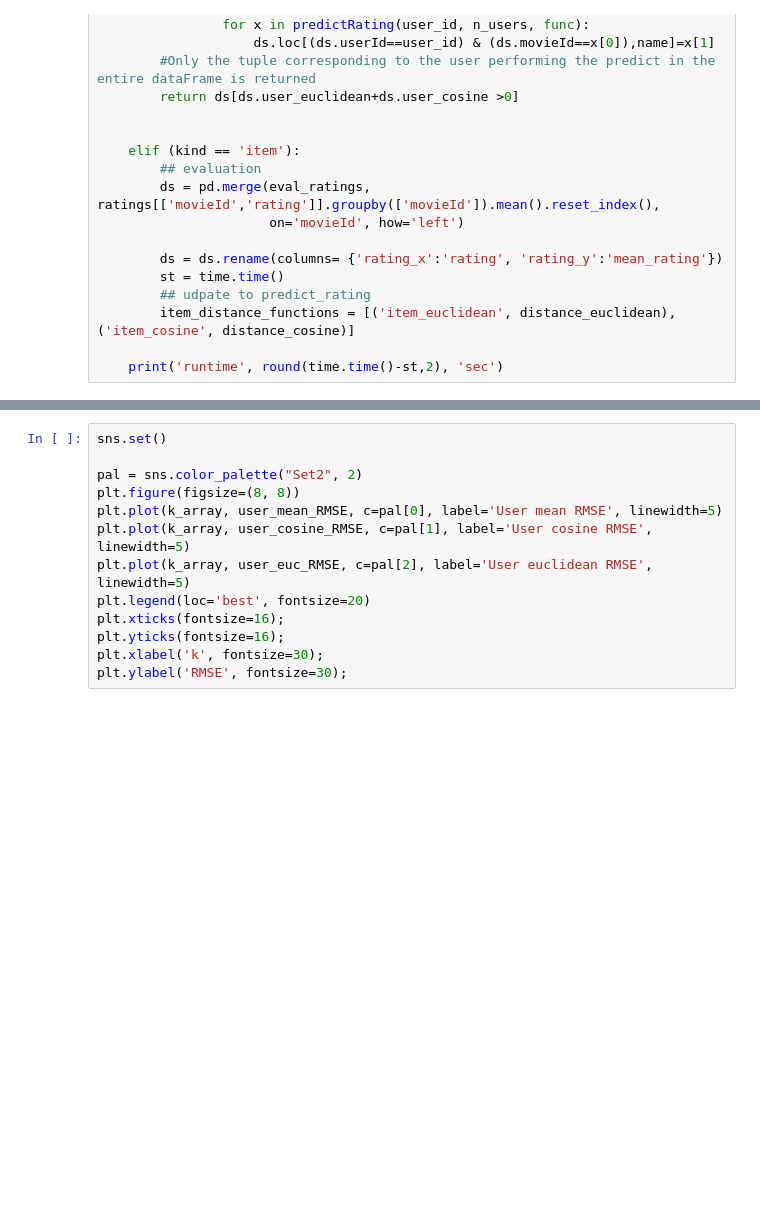
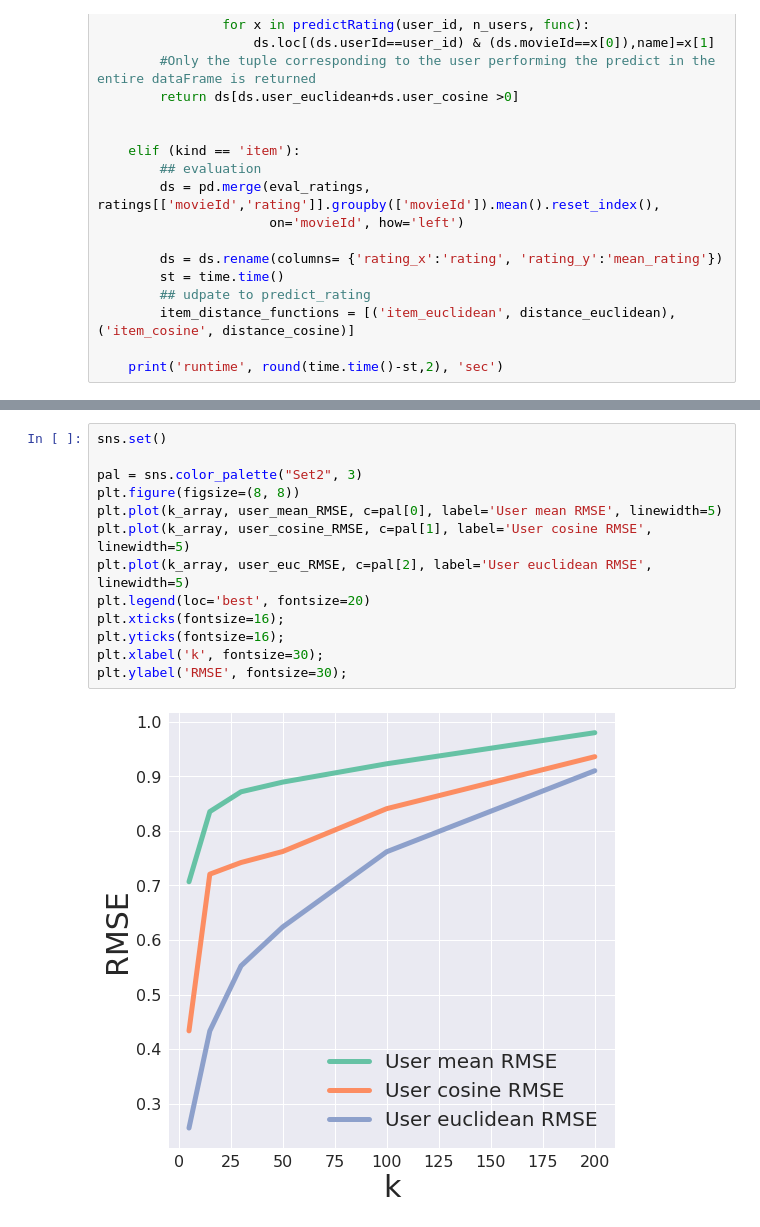
Before and after one commit to dzuhyoosg/Movie-Recommendation-System-2, a Jupyter notebook: MRS.ipynb, the cells around one changed output, grey strips where cells are left out. Saved outputs shown, nothing was run; the diff lists cells and outputs as text; blank space fills up the shorter version.

```diff
--- a/MRS.ipynb
+++ b/MRS.ipynb
@@ -426,13 +435,15 @@ plt.ylabel('MAE', fontsize=30);
 # %%
 sns.set()
 
-pal = sns.color_palette("Set2", 2)
+pal = sns.color_palette("Set2", 3)
 plt.figure(figsize=(8, 8))
 plt.plot(k_array, user_mean_RMSE, c=pal[0], label='User mean RMSE', linewidth=5)
 plt.plot(k_array, user_cosine_RMSE, c=pal[1], label='User cosine RMSE', linewidth=5)
 plt.plot(k_array, user_euc_RMSE, c=pal[2], label='User euclidean RMSE', linewidth=5)
 plt.legend(loc='best', fontsize=20)
 plt.xticks(fontsize=16);
 plt.yticks(fontsize=16);
 plt.xlabel('k', fontsize=30);
 plt.ylabel('RMSE', fontsize=30);
+# %% [output]
+[figure, added]
```
Also changed, not shown: parts of 2 cells of this notebook.
